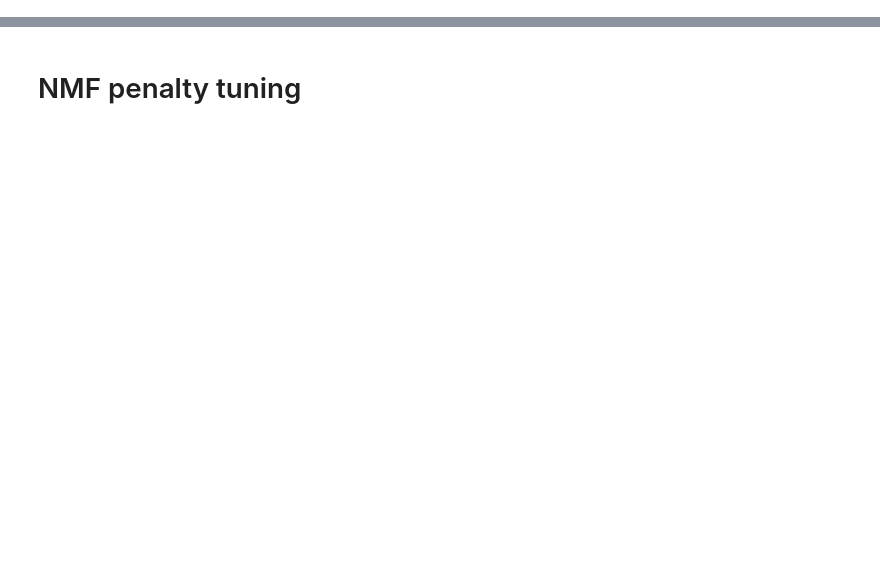
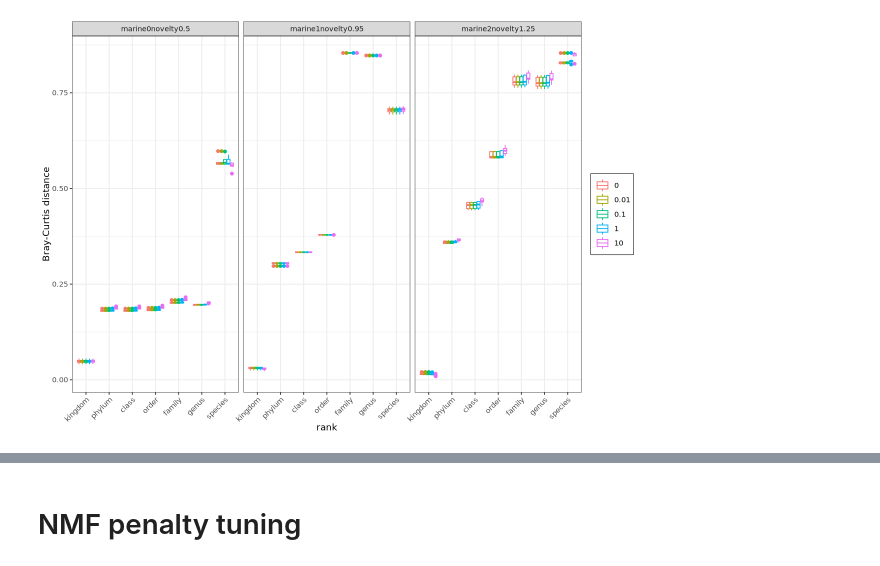
Before and after one commit to timbalam/singlem-benchmarking, a Jupyter notebook: 8_tuning/plot.ipynb, the cells around one changed output, grey strips where cells are left out. Cells and saved outputs as stored; diff of their text form; code cells hidden in the pictures; blank space fills up the shorter version.

```diff
--- a/8_tuning/plot.ipynb
+++ b/8_tuning/plot.ipynb
@@ -13,16 +13,28 @@ options(repr.plot.width = 10)
 # %%
 novelties = c(0.5, 0.95, 1.25)
 communities = paste0('marine', seq(0, length(novelties) - 1), "novelty", novelties)
+d1b = data.table(expand.grid(community = communities,
+                             ts = 0, tg = 0, tf = 0, to = 0, tc = 0,
+                             tp = 0, td = 0, tr = 0,
+                             mask = seq(0, 4), setb = 1))
 d1r = data.table(expand.grid(community = communities,
                              ts = 0, tg = 0, tf = 0, to = 0, tc = 0,
                              tp = 0, td = 0, tr = c(0, 0.1),
                              mask = seq(0, 4), setr = 1))
-d1d = data.table(expand.grid(community = communities,
-                             ts = 0.3, tg = 0.3, tf = 0.3, to = 0.3, tc = 0.3,
-                             tp = 0.3, td = c(0.3, 0.4, 0.5, 0.6, 0.8, 1.0),
-                             tr = 3.1,
-                             mask = seq(0, 4), setd = 1))
-d1d[, tr := round(tr - td - tp - tc - to - tf - tg - ts, 5)]
+d1g = data.table(expand.grid(community = communities,
+                             ts = 0.0,
+                             tg = c(0.0, 0.01, 0.1, 1.0, 10.0),
+                             tf = 5000.0, to = 0.0, tc = 0.0,
+                             tp = 0.0, td = 0.0, tr = 0.0,
+                             mask = seq(0, 4), setg = 1))
+d1g[, tf := round(tf - tg - ts, 4)]
+d1s = data.table(expand.grid(community = communities,
+                             ts = c(0.0, 0.01, 0.1, 1.0, 10.0, 100.0),
+                             tg = 5000.0, tf = 0.0,
+                             to = 0.0, tc = 0.0,
+                             tp = 0.0, td = 0.0, tr = 0.0,
+                             mask = seq(0, 4), sets = 1))
+d1s[, tg := round(tg - ts, 4)]
 d1p = data.table(expand.grid(community = communities,
                              ts = 0.3, tg = 0.3, tf = 0.3, to = 0.3, tc = 0.3,
                              tp = c(0.1, 0.2, 0.3, 0.4, 0.5, 0.6), td = 2.8,
@@ -31,6 +43,6 @@ d1p = data.table(expand.grid(community = communities,
 d1p[, td := round(td - tp - tc - to - tf - tg - ts, 5)]
 d1p[, tr := round(tr - td - tp - tc - to - tf - tg - ts, 5)]
 #d1 = merge(merge(d1ar, d1d, all = TRUE), d1p, all = TRUE)
-d1 = d1r
+d1 = merge(merge(d1s, d1g, all = TRUE), d1b, all = TRUE)
 dim(d1)
 # %% [output]
@@ -61,13 +82,12 @@ s1 = d2[tool != "Gold standard" & metric == "Bray-Curtis distance"]
 s1[, rank := factor(rank, c('kingdom','phylum','class','order','family','genus','species'))]
 setnames(s1, "value", "Bray-Curtis distance")
 # %%
-# Remove figure legend title, and put the legend in bottom left of plot, with a bounding box
-plot_bc <- function(data) {
-   ggplot(data, aes(rank, `Bray-Curtis distance`)) +
+plot_bc <- function(data, by) {
+   ggplot(data, aes(rank, `Bray-Curtis distance`, colour = factor({{ by }}))) +
       geom_boxplot() +
       scale_x_discrete(na.translate = FALSE) +
       theme(axis.text.x = element_text(angle = 45, hjust = 1)) +
       theme(legend.title=element_blank()) +
-      theme(legend.position=c(0.1,0.4)) +
+      #theme(legend.position=c(0.1,0.4)) +
       theme(legend.background = element_rect(colour = "black", linewidth = 0.3))
 }
@@ -78,0 +94,4 @@ plot_bc(s1[setp == 1])
+# %%
+plot_bc(s1[setg == 1], by = tg) + facet_wrap(vars(community))
+# %% [output]
+[figure, added]
```
Also changed, not shown: parts of 28 cells of this notebook, 1 other file.
